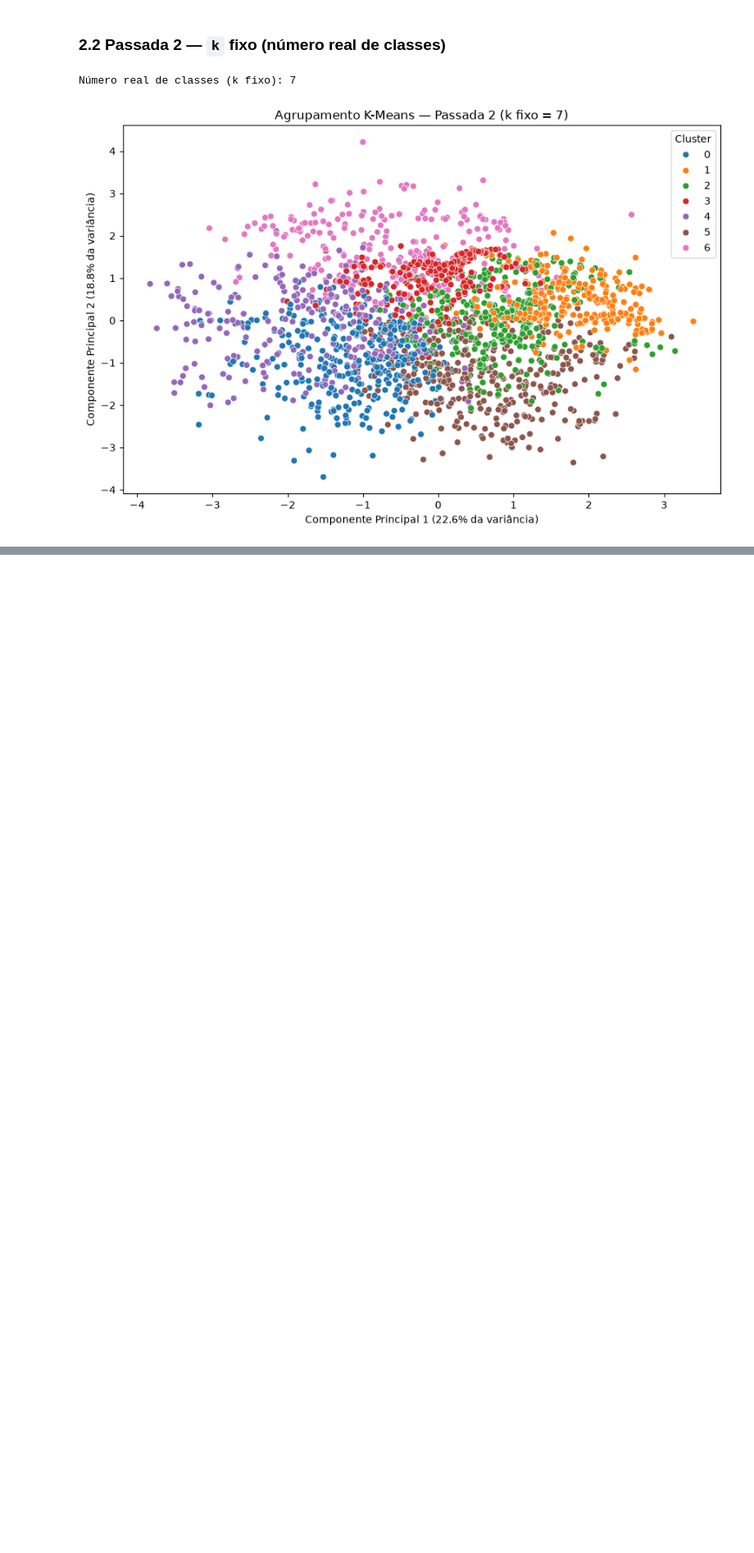
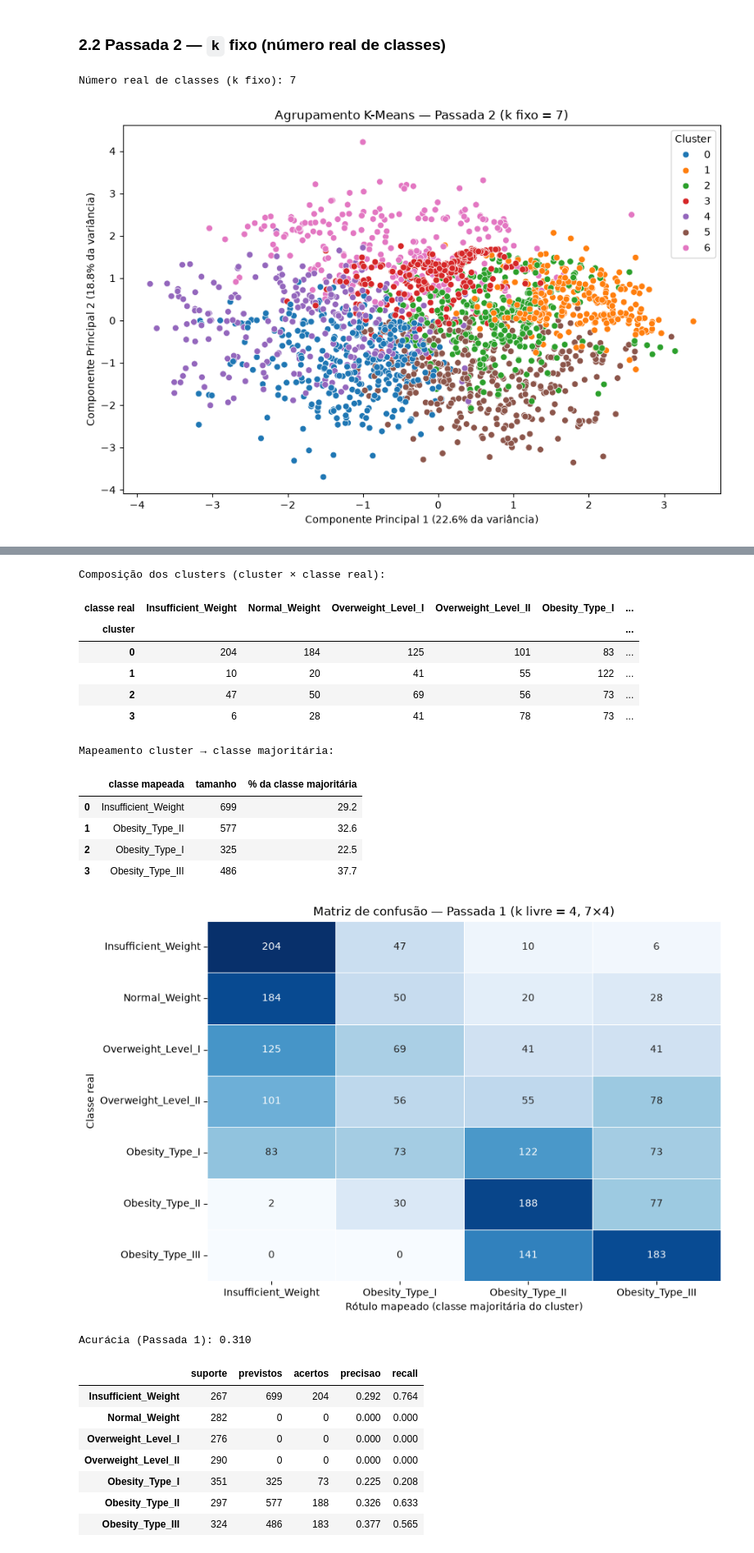
Before and after one commit to GalileuCMMoares/trabalho_AVD, a Jupyter notebook: notebooks/parte_comum/kmeans_metricas.ipynb, the cells around one changed output, grey strips where cells are left out. Shown at 82% size. Cells and saved outputs as stored; diff of their text form; code cells hidden in the pictures; blank space fills up the shorter version.

Commit message:
feat: adicionando métricas, matrizes de confusão e discussão crítica

```diff
--- a/notebooks/parte_comum/kmeans_metricas.ipynb
+++ b/notebooks/parte_comum/kmeans_metricas.ipynb
@@ -149,0 +219,50 @@ Número real de classes (k fixo): 7
+# %%
+# [IA] Claude Code – mapeamento, matriz de confusão retangular e métricas da Passada 1
+comp_livre = composicao_clusters(clusters_livre, y_real)
+mapa_livre = mapear_clusters(comp_livre)
+y_map_livre = pd.Series(clusters_livre).map(mapa_livre)
+
+print("Composição dos clusters (cluster × classe real):")
+display(comp_livre)
+print("Mapeamento cluster → classe majoritária:")
+display(pd.DataFrame({
+    "classe mapeada": mapa_livre,
+    "tamanho": comp_livre.sum(axis=1),
+    "% da classe majoritária": (comp_livre.max(axis=1) / comp_livre.sum(axis=1) * 100).round(1),
+}))
+
+# Colunas = apenas os rótulos que algum cluster recebeu → matriz 7 × k (retangular)
+colunas_livre = [c for c in ordem_classes if c in set(mapa_livre.values())]
+mc_livre = matriz_confusao(y_real, y_map_livre, colunas_livre)
+mc_livre.to_csv(out_dir / "matriz_confusao_livre.csv")
+plotar_matriz(mc_livre, f"Matriz de confusão — Passada 1 (k livre = {k_livre}, {mc_livre.shape[0]}×{mc_livre.shape[1]})",
+              "matriz_confusao_livre.png")
+
+acc_livre, met_livre = metricas_da_matriz(matriz_confusao(y_real, y_map_livre, ordem_classes))
+met_livre.to_csv(out_dir / "metricas_livre.csv")
+print(f"Acurácia (Passada 1): {acc_livre:.3f}")
+display(met_livre.style.format({"precisao": "{:.3f}", "recall": "{:.3f}"}))
+# %% [output]
+Composição dos clusters (cluster × classe real):
+| classe real | Insufficient_Weight | Normal_Weight | Overweight_Level_I | Overweight_Level_II | Obesity_Type_I | ... |
+| cluster |  |  |  |  |  | ... |
+| 0 | 204 | 184 | 125 | 101 | 83 | ... |
+| 1 | 10 | 20 | 41 | 55 | 122 | ... |
+| 2 | 47 | 50 | 69 | 56 | 73 | ... |
+| 3 | 6 | 28 | 41 | 78 | 73 | ... |
+Mapeamento cluster → classe majoritária:
+|  | classe mapeada | tamanho | % da classe majoritária |
+| 0 | Insufficient_Weight | 699 | 29.2 |
+| 1 | Obesity_Type_II | 577 | 32.6 |
+| 2 | Obesity_Type_I | 325 | 22.5 |
+| 3 | Obesity_Type_III | 486 | 37.7 |
+[figure, added]
+Acurácia (Passada 1): 0.310
+|  | suporte | previstos | acertos | precisao | recall |
+| Insufficient_Weight | 267 | 699 | 204 | 0.292 | 0.764 |
+| Normal_Weight | 282 | 0 | 0 | 0.000 | 0.000 |
+| Overweight_Level_I | 276 | 0 | 0 | 0.000 | 0.000 |
+| Overweight_Level_II | 290 | 0 | 0 | 0.000 | 0.000 |
+| Obesity_Type_I | 351 | 325 | 73 | 0.225 | 0.208 |
+| Obesity_Type_II | 297 | 577 | 188 | 0.326 | 0.633 |
+| Obesity_Type_III | 324 | 486 | 183 | 0.377 | 0.565 |
```
Also changed, not shown: parts of 9 cells of this notebook, 1 other file.
